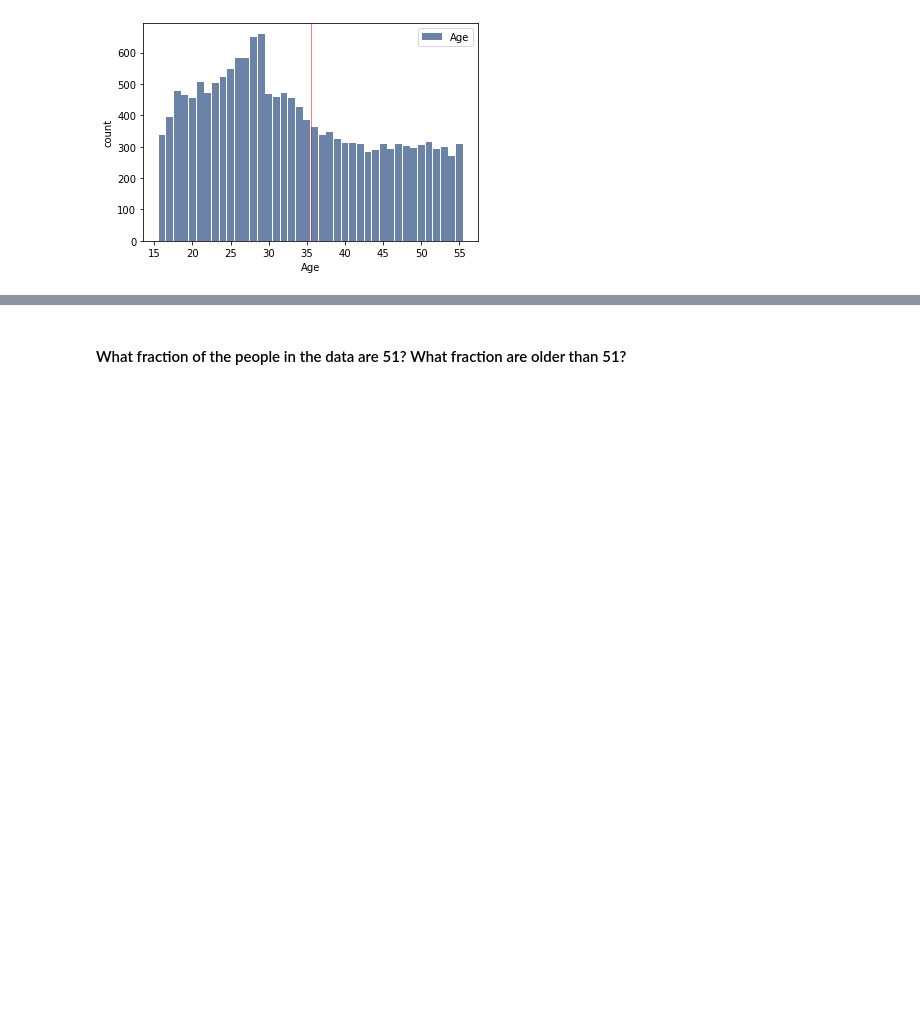
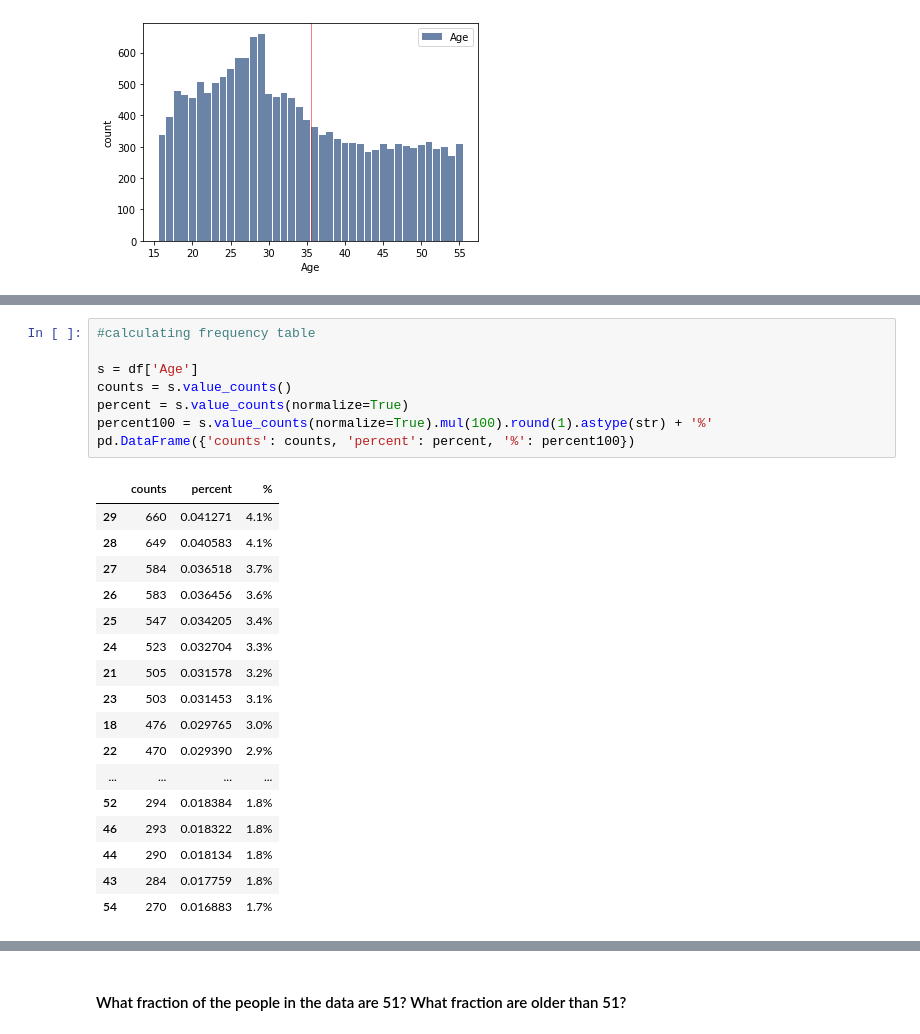
Before and after one commit to fadesere/BSIP_Assignment_1_Students, a Jupyter notebook: stats_asn_1_stud_temp.ipynb, the cells around one changed output, grey strips where cells are left out. Drawn from its saved outputs; the diff is of its cells as text; blank space fills up the shorter version.

```diff
--- a/stats_asn_1_stud_temp.ipynb
+++ b/stats_asn_1_stud_temp.ipynb
@@ -96,0 +110,26 @@ thinkplot.axvline(np.mean(agehist), color="red")
+# %%
+#calculating frequency table
+
+s = df['Age']
+counts = s.value_counts()
+percent = s.value_counts(normalize=True)
+percent100 = s.value_counts(normalize=True).mul(100).round(1).astype(str) + '%'
+pd.DataFrame({'counts': counts, 'percent': percent, '%': percent100})
+# %% [output]
+|  | counts | percent | % |
+| 29 | 660 | 0.041271 | 4.1% |
+| 28 | 649 | 0.040583 | 4.1% |
+| 27 | 584 | 0.036518 | 3.7% |
+| 26 | 583 | 0.036456 | 3.6% |
+| 25 | 547 | 0.034205 | 3.4% |
+| 24 | 523 | 0.032704 | 3.3% |
+| 21 | 505 | 0.031578 | 3.2% |
+| 23 | 503 | 0.031453 | 3.1% |
+| 18 | 476 | 0.029765 | 3.0% |
+| 22 | 470 | 0.029390 | 2.9% |
+| ... | ... | ... | ... |
+| 52 | 294 | 0.018384 | 1.8% |
+| 46 | 293 | 0.018322 | 1.8% |
+| 44 | 290 | 0.018134 | 1.8% |
+| 43 | 284 | 0.017759 | 1.8% |
+| 54 | 270 | 0.016883 | 1.7% |
```
Also changed, not shown: parts of 11 cells of this notebook.
